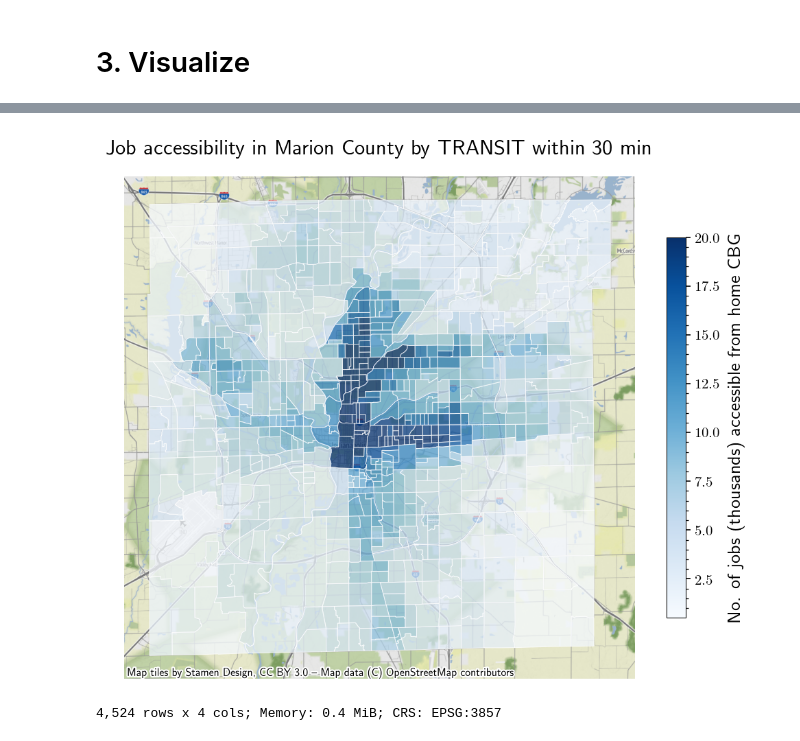
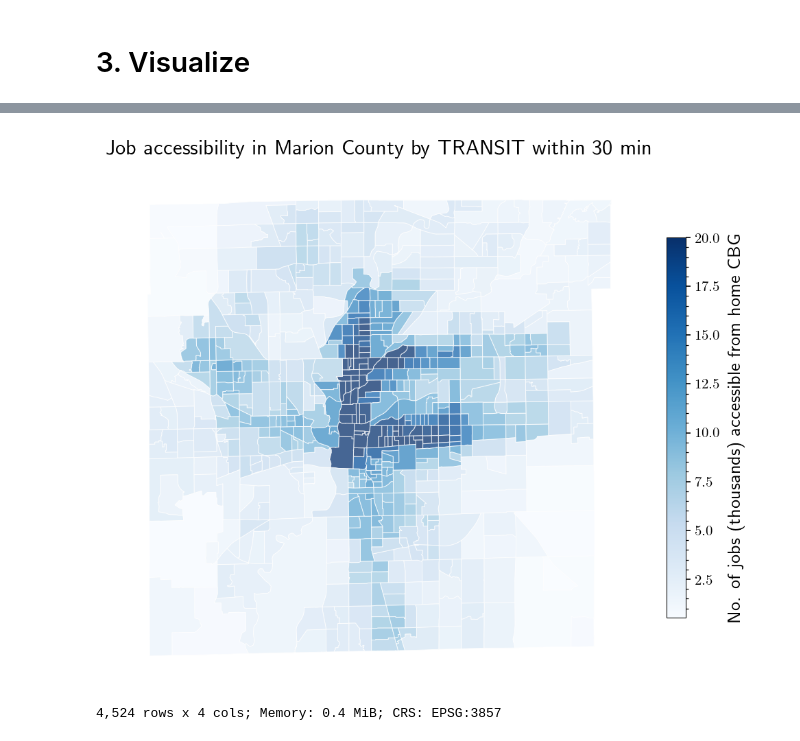
Before and after one commit to rvanxer/spr_4711, a Jupyter notebook: code/AAA.ipynb, the cells around one changed output, grey strips where cells are left out. Drawn from its saved outputs; the diff is of its cells as text; code cells hidden in the pictures.

```diff
--- a/code/AAA.ipynb
+++ b/code/AAA.ipynb
@@ -103,13 +103,13 @@ extract_aaa_layers('TRANSIT') # t=3:38
 lodes_cols = {
     'c000': 'total', # Total number of jobs
     ## Worker age
-    'ca01': 'age_young', # Number of jobs of workers age 29 or younger
-    'ca02': 'age_middle', # Number of jobs for workers age 30 to 54
-    'ca03': 'age_senior', # Number of jobs for workers age 55 or older
+    'ca01': 'age_low', # Number of jobs of workers age 29 or younger
+    'ca02': 'age_mid', # Number of jobs for workers age 30 to 54
+    'ca03': 'age_high', # Number of jobs for workers age 55 or older
     ## Job earnings
-    'ce01': 'earnings_low', # Number of jobs with earnings $1250/month or less
-    'ce02': 'earnings_medium', # Number of jobs with earnings $1251/month to $3333/month
-    'ce03': 'earnings_high', # Number of jobs with earnings greater than $3333/month
+    'ce01': 'salary_low', # Number of jobs with earnings $1250/month or less
+    'ce02': 'salary_mid', # Number of jobs with earnings $1251/month to $3333/month
+    'ce03': 'salary_high', # Number of jobs with earnings greater than $3333/month
 }
 # %%
 def get_aaa(scales=SCALES, modes=('BIKE', 'TRANSIT'), max_tts=MAX_TT,
@@ -124,9 +124,9 @@ def get_aaa(scales=SCALES, modes=('BIKE', 'TRANSIT'), max_tts=MAX_TT,
                      for k in ['r', 'w']], [])
     res = []
     for mode in modes:
-        for max_tt in max_tts:
+        for tmax in max_tts:
             # read the processed file for this mode & max travel time
-            file = f'../data/aaa/{mode.lower()}/{max_tt:02}.parquet'
+            file = f'../data/aaa/{mode.lower()}/{tmax:02}.parquet'
             # filter only the relevant columns
             df = pd.read_parquet(file).set_index('geoid')[cols_list]
             # remove the year suffix from the column names
@@ -143,10 +143,10 @@ def get_aaa(scales=SCALES, modes=('BIKE', 'TRANSIT'), max_tts=MAX_TT,
                 d['category'] = d['category'].str[2:].map(cols).str.upper()
                 d.insert(0, 'scale', scale)
                 d.insert(1, 'mode', mode)
-                d.insert(2, 'max_tt', str(max_tt))
+                d.insert(2, 'tmax', str(tmax))
                 res.append(d)
     # concatenate the tables and convert categorical vars to save space
-    cat_cols = ('scale', 'mode', 'max_tt', 'geoid', 'category')
+    cat_cols = ('scale', 'mode', 'tmax', 'geoid', 'category')
     res = (pd.concat(res).reset_index(drop=True)
            .astype({x: CAT for x in cat_cols}))
     res.to_parquet(U.mkfile(outfile))
@@ -167,0 +163,2 @@ bg, tract, county = [
+# %%
+zones = gpd.read_parquet('../data/zones/zones_2010.parquet').to_crs(CRS_M).disp()
@@ -168,14 +170,15 @@ bg, tract, county = [
 # %%
-df = aaa.query("scale=='BG' & mode=='TRANSIT' & max_tt=='30' & category=='TOTAL' & is_rac")
-marion_fips = county.query('name=="Marion"').iloc[0].geoid
+df = aaa.query("scale=='BG' & mode=='TRANSIT' & tmax=='30' & category=='TOTAL' & is_rac")
+marion_fips = zones.query('scale=="COUNTY" & name=="Marion"').iloc[0].geoid
 df = df[df.geoid.str.startswith(marion_fips)]
-df = bg.merge(df, on='geoid')
-df.njobs /= 1000
+df = zones.merge(df, on='geoid').assign(njobs=lambda df: df.njobs / 1000)
 title = 'Job accessibility in Marion County by TRANSIT within 30 min'
 ax = U.plot(size=(8, 8), axoff=1, title=title)
-df.plot(ax=ax, column='njobs', alpha=0.75, edgecolor='w', lw=0.5, cmap='Blues', vmax=20, legend=True,
-        legend_kwds=dict(shrink=0.6, label='No. of jobs (thousands) accessible from home CBG'))
-ctx.add_basemap(ax=ax, crs=CRS_M);
+label = 'No. of jobs (thousands) accessible from home CBG'
+df.plot(ax=ax, column='njobs', alpha=0.75, edgecolor='w', lw=0.5,
+        cmap='Blues', vmax=20, legend=True, legend_kwds=D(
+            shrink=0.6, label=label));
+# ctx.add_basemap(ax=ax, crs=CRS_M);
 # %% [output]
-[figure, old version]
+[figure, new version]
 # %%
```
Also changed, not shown: parts of 11 cells of this notebook, 9 other files.
